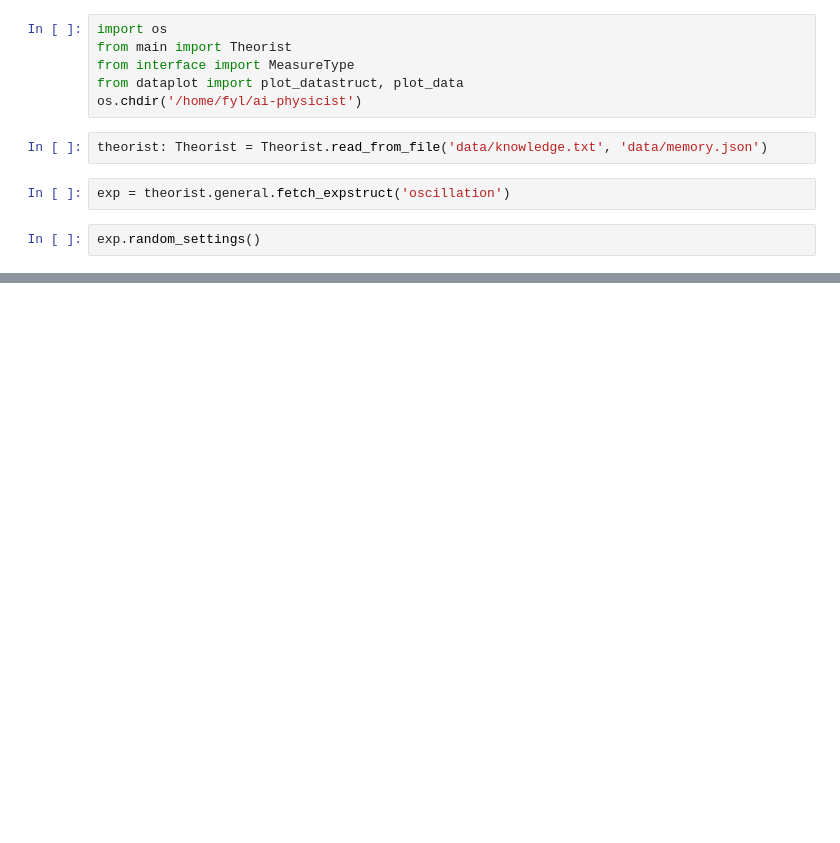
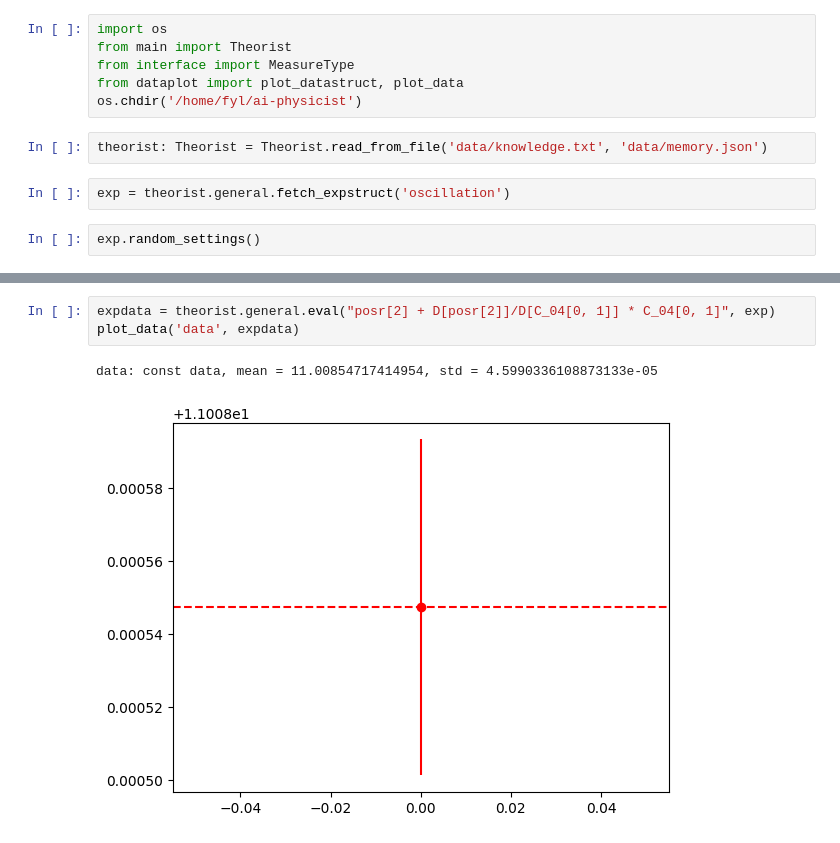
Before and after one commit to catmeow123456/ai-physicist, a Jupyter notebook: python/debug2.ipynb, the cells around one changed output, grey strips where cells are left out. Drawn from its saved outputs; the diff is of its cells as text; blank space fills up the shorter version.

```diff
--- a/python/debug2.ipynb
+++ b/python/debug2.ipynb
@@ -18,3 +18,9 @@ print(DS)
+# %%
+expdata = theorist.general.eval("posr[2] + D[posr[2]]/D[C_04[0, 1]] * C_04[0, 1]", exp)
+plot_data('data', expdata)
+# %% [output]
+data: const data, mean = 11.00854717414954, std = 4.5990336108873133e-05
+[figure, added]
 # %%
 expdata = theorist.general.eval("D[C_16[2]*posx[1]]/D[C_03[1,0] / C_15[1]]", exp)
 plot_data('data', expdata)
```
Also changed, not shown: parts of 5 cells of this notebook, 7 other files.
